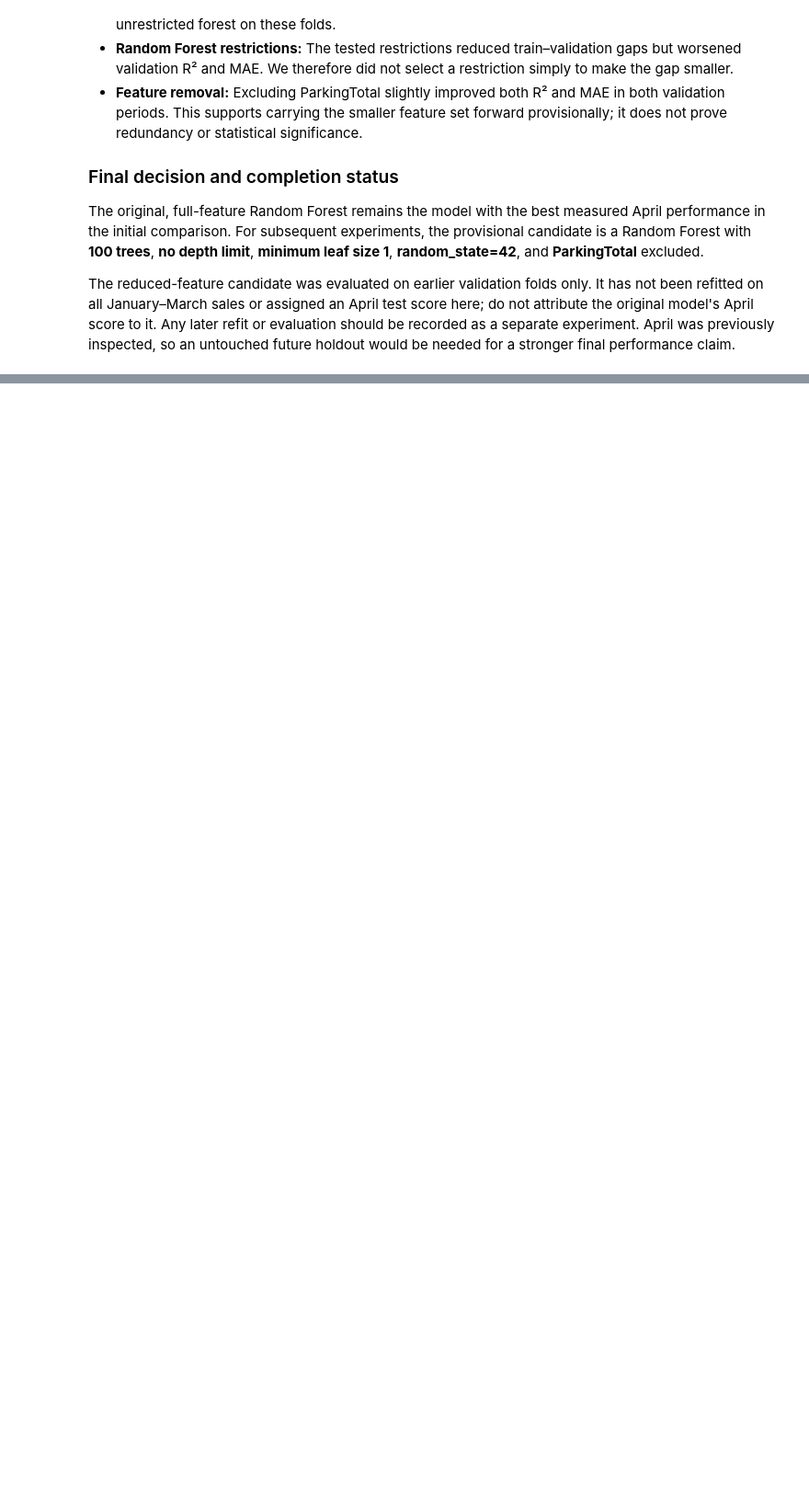
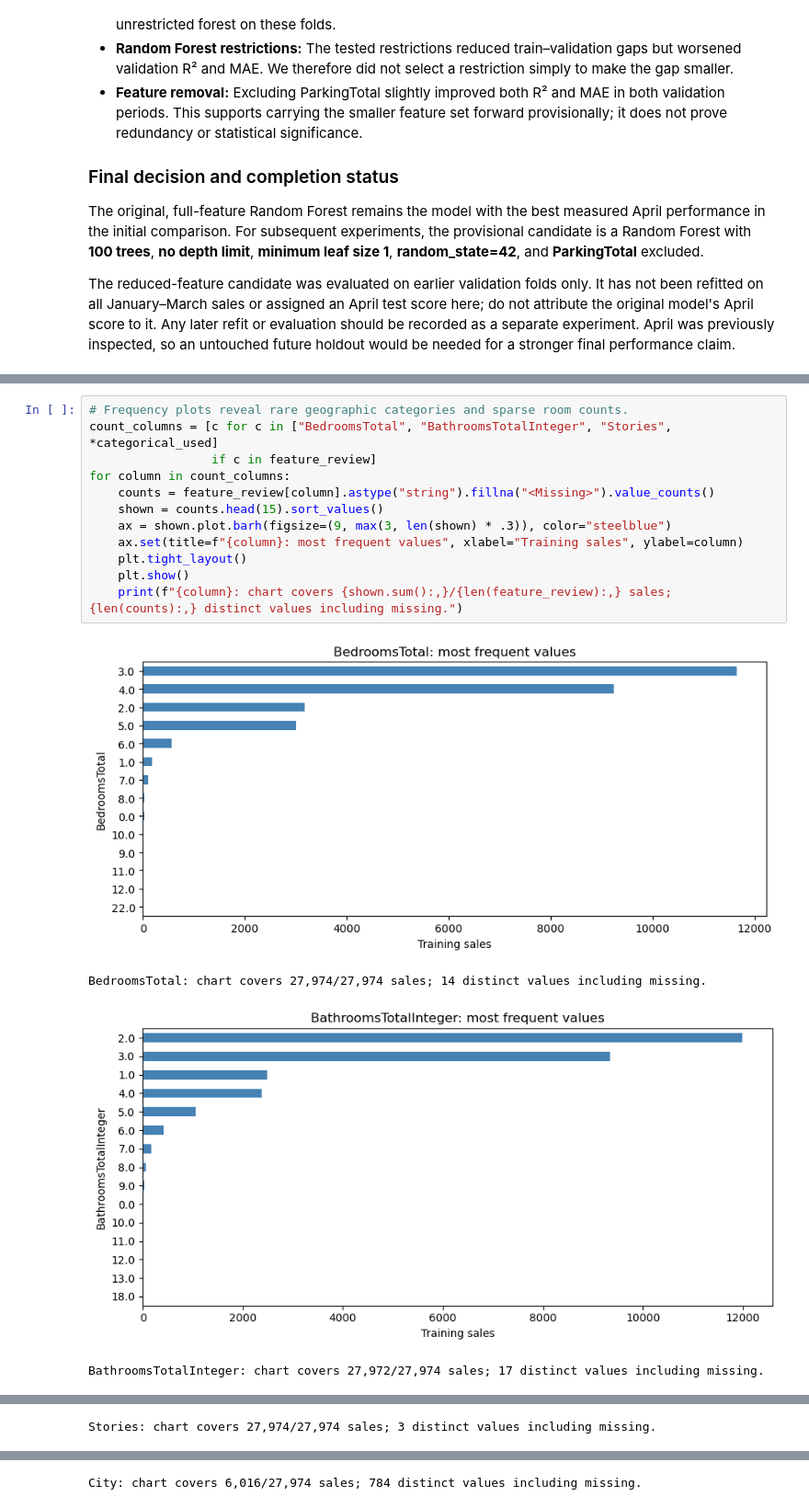
Before and after one commit to dairalmerino/IDX-Exchange-Data-Science, a Jupyter notebook: notebooks/04_model_comparison.ipynb, the cells around one changed output, grey strips where cells are left out. Shown at 92% size. Saved outputs shown, nothing was run; the diff lists cells and outputs as text; blank space fills up the shorter version.

```diff
--- a/notebooks/04_model_comparison.ipynb
+++ b/notebooks/04_model_comparison.ipynb
@@ -538,0 +630,17 @@ The reduced-feature candidate was evaluated on earlier validation folds only. It
+# %%
+# Frequency plots reveal rare geographic categories and sparse room counts.
+count_columns = [c for c in ["BedroomsTotal", "BathroomsTotalInteger", "Stories", *categorical_used]
+                 if c in feature_review]
+for column in count_columns:
+    counts = feature_review[column].astype("string").fillna("<Missing>").value_counts()
+    shown = counts.head(15).sort_values()
+    ax = shown.plot.barh(figsize=(9, max(3, len(shown) * .3)), color="steelblue")
+    ax.set(title=f"{column}: most frequent values", xlabel="Training sales", ylabel=column)
+    plt.tight_layout()
+    plt.show()
+    print(f"{column}: chart covers {shown.sum():,}/{len(feature_review):,} sales; {len(counts):,} distinct values including missing.")
+# %% [output]
+[figure, added]
+BedroomsTotal: chart covers 27,974/27,974 sales; 14 distinct values including missing.
+[figure, added]
+BathroomsTotalInteger: chart covers 27,972/27,974 sales; 17 distinct values including missing.
@@ -538,0 +648 @@ The reduced-feature candidate was evaluated on earlier validation folds only. It
+Stories: chart covers 27,974/27,974 sales; 3 distinct values including missing.
@@ -538,0 +650 @@ The reduced-feature candidate was evaluated on earlier validation folds only. It
+City: chart covers 6,016/27,974 sales; 784 distinct values including missing.
```
Also changed, not shown: parts of 21 cells of this notebook, 3 other files.
